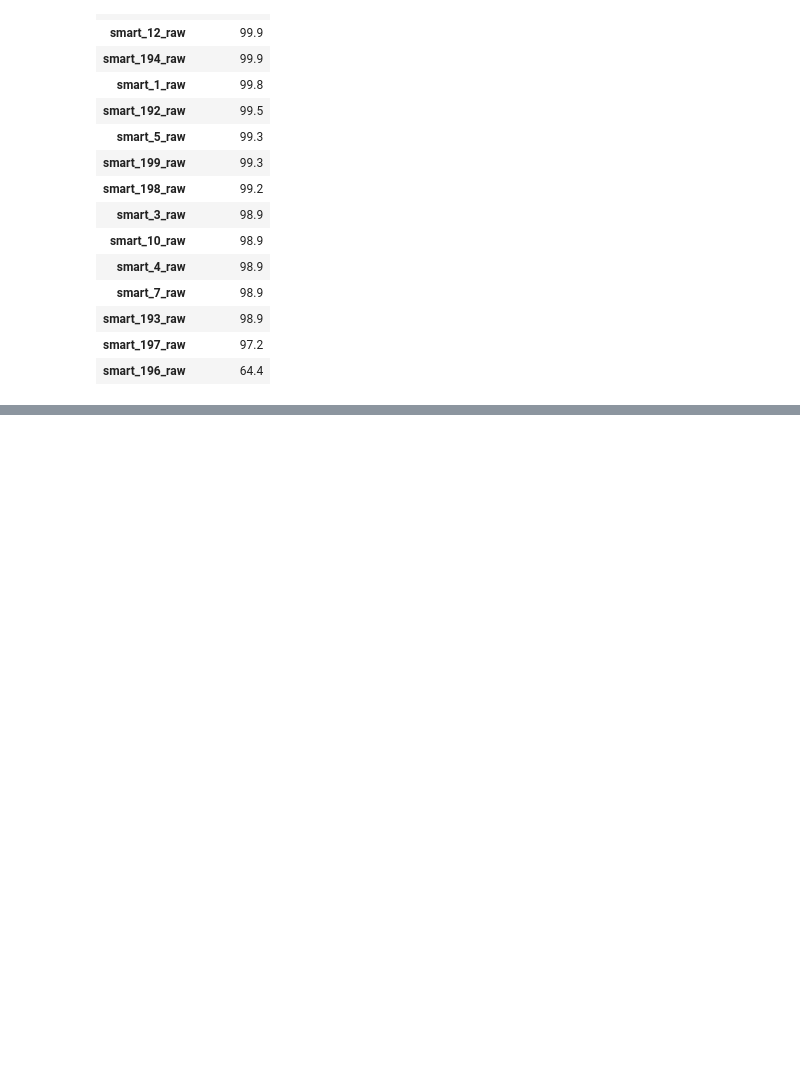
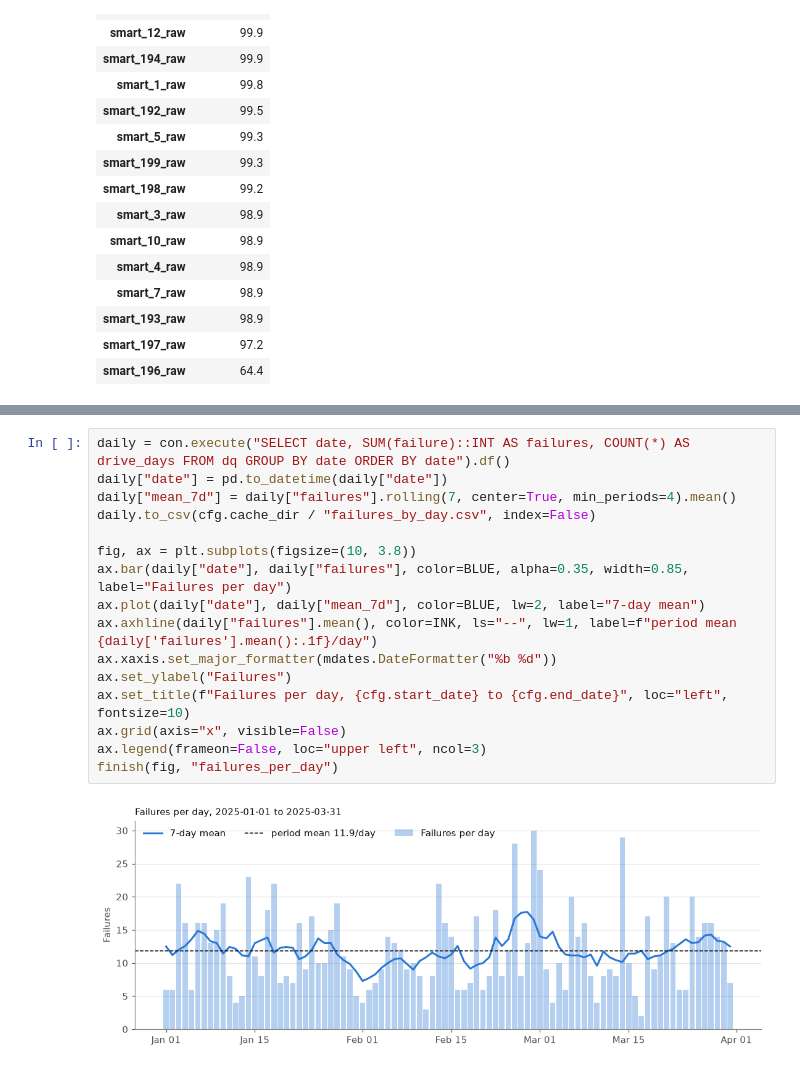
Before and after one commit to tarteeg/disk-failure-analysis, a Jupyter notebook: notebooks/eda_q1_2025.ipynb, the cells around one changed output, grey strips where cells are left out. Drawn from its saved outputs; the diff is of its cells as text; blank space fills up the shorter version.

```diff
--- a/notebooks/eda_q1_2025.ipynb
+++ b/notebooks/eda_q1_2025.ipynb
@@ -497,0 +758,18 @@ Top 15 attributes by overall coverage
+# %%
+daily = con.execute("SELECT date, SUM(failure)::INT AS failures, COUNT(*) AS drive_days FROM dq GROUP BY date ORDER BY date").df()
+daily["date"] = pd.to_datetime(daily["date"])
+daily["mean_7d"] = daily["failures"].rolling(7, center=True, min_periods=4).mean()
+daily.to_csv(cfg.cache_dir / "failures_by_day.csv", index=False)
+
+fig, ax = plt.subplots(figsize=(10, 3.8))
+ax.bar(daily["date"], daily["failures"], color=BLUE, alpha=0.35, width=0.85, label="Failures per day")
+ax.plot(daily["date"], daily["mean_7d"], color=BLUE, lw=2, label="7-day mean")
+ax.axhline(daily["failures"].mean(), color=INK, ls="--", lw=1, label=f"period mean {daily['failures'].mean():.1f}/day")
+ax.xaxis.set_major_formatter(mdates.DateFormatter("%b %d"))
+ax.set_ylabel("Failures")
+ax.set_title(f"Failures per day, {cfg.start_date} to {cfg.end_date}", loc="left", fontsize=10)
+ax.grid(axis="x", visible=False)
+ax.legend(frameon=False, loc="upper left", ncol=3)
+finish(fig, "failures_per_day")
+# %% [output]
+[figure, added]
```
Also changed, not shown: parts of 13 cells of this notebook, 7 other files.
